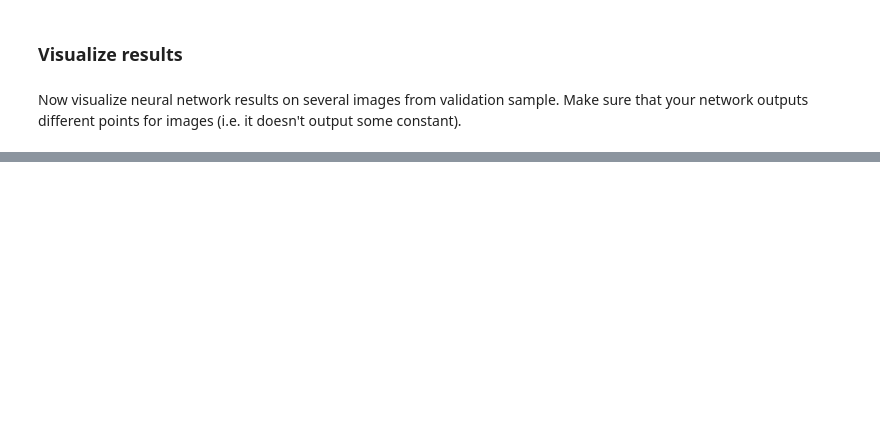
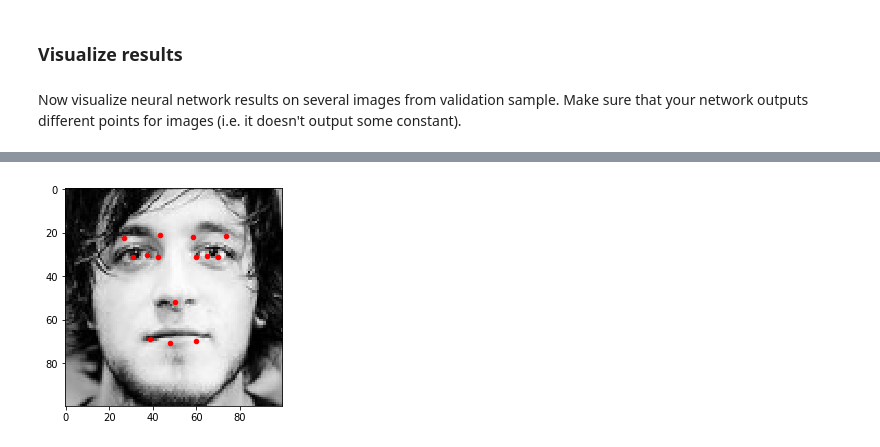
Before and after one commit to Nabarun21/deep_learning_in_computer_vision, a Jupyter notebook: facial-keypoints/Facial keypoints.ipynb, the cells around one changed output, grey strips where cells are left out. Cells and saved outputs as stored; diff of their text form; code cells hidden in the pictures; blank space fills up the shorter version.

```diff
--- a/facial-keypoints/Facial keypoints.ipynb
+++ b/facial-keypoints/Facial keypoints.ipynb
@@ -206,9 +217,15 @@ Time to train! Since we are training a regressor, make sure that you use mean sq
 # ModelCheckpoint can be used for saving model during training.
 # Saved models are useful for finetuning your model
 # See keras documentation for more info
-from keras.callbacks import ModelCheckpoint
+from keras.callbacks import ModelCheckpoint,EarlyStopping
 from keras.optimizers import SGD, Adam
-checkpoint=ModelCheckpoint('current_best_model.h5',save_best_only=True)
-regressor.compile(optimizer='Adam', loss='mse')
-regressor.fit(aug_imgs_train,aug_points_train,epochs=10,batch_size=32,shuffle=True,validation_data=(imgs_val, points_val))
-# Choose optimizer, compile model and run training
+checkpoint=ModelCheckpoint('current_best_model2.h5',save_best_only=True)
+e_stop=EarlyStopping(monitor='val_loss', min_delta=0.001, patience=10, verbose=1, mode='min')
+
+regressor.compile(optimizer=Adam(lr=0.0003,decay=4e-5), loss='mse')
+
+#regressor.fit(aug_imgs_train,aug_points_train,epochs=500,batch_size=32,shuffle=True,validation_data=(imgs_val, point\
+#s_val),callbacks=[checkpoint,e_stop])
+
+
+#regressor.save_weights('keypoints_regressor_trained_weights2.h5')
@@ -218,3 +232,5 @@ Epoch 1/10
+# %%
+regressor.load_weights("keypoints_regressor_trained_weights2.h5")
 # %% [markdown]
 ### Visualize results
 # %% [markdown]
@@ -223,0 +238,4 @@ Now visualize neural network results on several images from validation sample. M
+# %%
+# Example of output
+predicted_keypoints=regressor.predict(imgs_val)
+print(predicted_keypoints[0:5,:]) #check that outputs are different
@@ -223,0 +260,4 @@ Now visualize neural network results on several images from validation sample. M
+# %%
+visualize_points(imgs_val[1],predicted_keypoints[1]) #visualize one image
+# %% [output]
+[figure, added]
```
Also changed, not shown: parts of 14 cells of this notebook, 9 other files.
